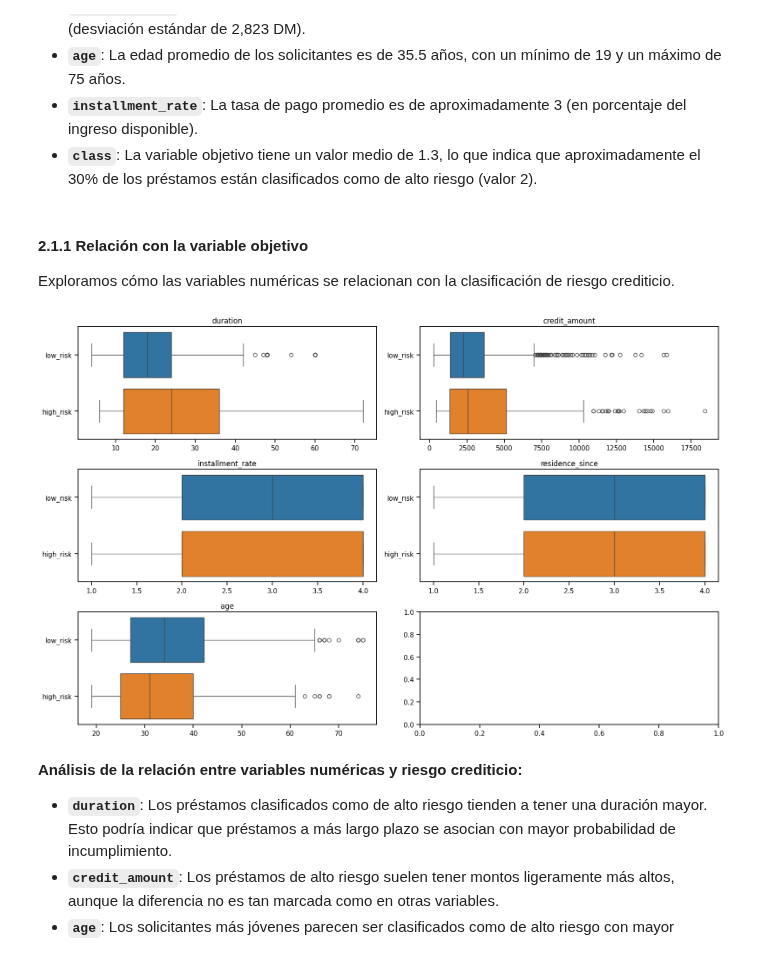
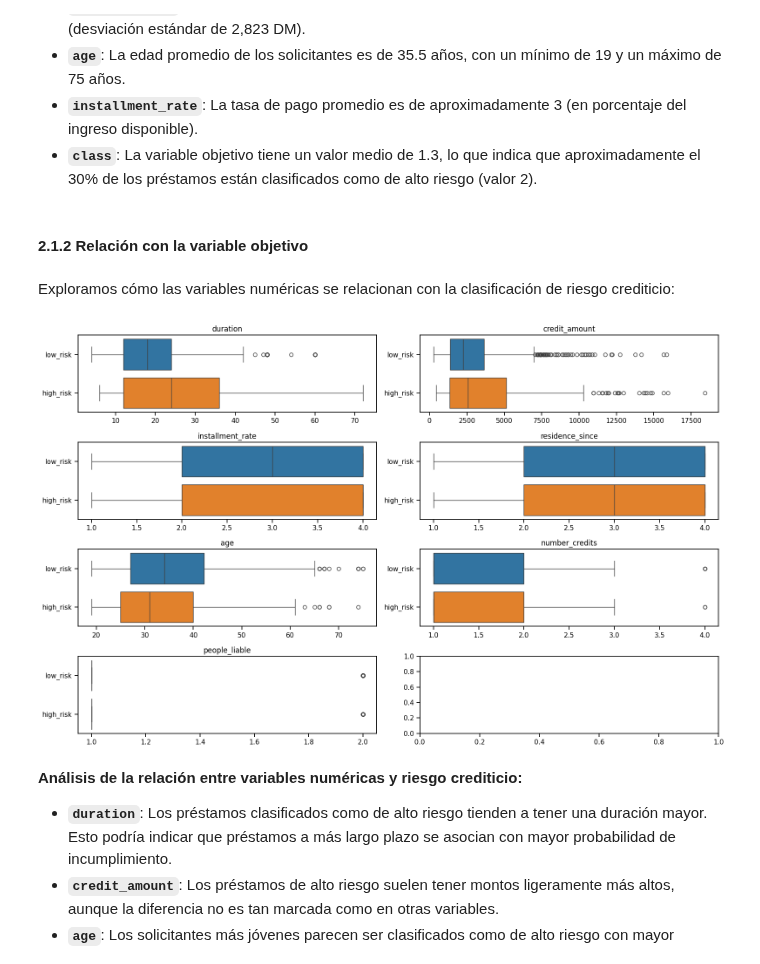
Before and after one commit to Gerardo1909/tpfinal_equidad, a Jupyter notebook: tp_final_fairness_ML/notebooks/main.ipynb, the cells around one changed output. Drawn from its saved outputs; the diff is of its cells as text; code cells hidden in the pictures.

```diff
--- a/tp_final_fairness_ML/notebooks/main.ipynb
+++ b/tp_final_fairness_ML/notebooks/main.ipynb
@@ -376,6 +375,5 @@ La variable objetivo `class` actualmente está codificada como $1$ (bajo riesgo)
 # %%
-y["target"] = y["class"].copy()
-y = y.replace({"target": {1: "low_risk", 2: "high_risk"}})
+y.loc[:, "target"] = y["class"].map({1: 'low_risk', 2: 'high_risk'})
 y.value_counts()
 # %% [output]
 A value is trying to be set on a copy of a slice from a DataFrame.
@@ -440,6 +445,7 @@ Confirmamos que:
 # %%
-# Resumen estadístico de los atributos numéricos
-X.describe().round(2).T
+X_with_target = pd.concat([X, y["class"]], axis=1)
+
+X_with_target.describe().round(2).T
 # %% [output]
 |  | count | mean | std | min | 25% | 50% | 75% | max |
 | duration | 1000.0 | 20.90 | 12.06 | 4.0 | 12.0 | 18.0 | 24.00 | 72.0 |
@@ -453,24 +462,16 @@ X.describe().round(2).T
 # Histogramas para cada variable de tipo numérica
 fig, ax = plt.subplots(4, 2, figsize=(12, 10))
 ax = ax.ravel()
-numeric_attr = X.select_dtypes(include='number').columns.tolist()
+numeric_attr = X_with_target.select_dtypes(include='number').columns.tolist()
 
 for i, col in enumerate(numeric_attr):
     current_ax = ax[i]
-    current_data = X[col]
+    current_data = X_with_target[col]
     sns.histplot(data=current_data, kde=True, ax=current_ax)
-    current_ax.set_title(f"Distribución para {col} ~ $N({current_data.mean():.2f}, {current_data.std():.2f})$")
+    current_ax.set_title(f"Distribución para {col}")
     current_ax.set_xlabel(col)
     current_ax.set_ylabel("Frecuencia")
 
-current_ax = ax[-1]
-col = "class"
-current_data = y[col]
-sns.histplot(data=current_data, kde=True, ax=current_ax)
-current_ax.set_title(f"Distribución para {col} ~ $N({current_data.mean():.2f}, {current_data.std():.2f})$")
-current_ax.set_xlabel(col)
-current_ax.set_ylabel("Frecuencia")
-
 plt.tight_layout()
 plt.show()
 # %% [output]
@@ -484,27 +485,27 @@ plt.show()
 - **`installment_rate`**: La tasa de pago promedio es de aproximadamente 3 (en porcentaje del ingreso disponible).
 - **`class`**: La variable objetivo tiene un valor medio de 1.3, lo que indica que aproximadamente el 30% de los préstamos están clasificados como de alto riesgo (valor 2).
 # %% [markdown]
-#### 2.1.1 Relación con la variable objetivo
-
-Exploramos cómo las variables numéricas se relacionan con la clasificación de riesgo crediticio.
+#### 2.1.2 Relación con la variable objetivo
+# %% [markdown]
+Exploramos cómo las variables numéricas se relacionan con la clasificación de riesgo crediticio:
 # %%
-# Visualizaciones con box plots
-fig, ax = plt.subplots(3, 2, figsize=(16, 10))
+fig, ax = plt.subplots(4, 2, figsize=(16, 10))
 ax = ax.ravel()
 
+# se remueve la columna 'class' de los atributos numéricos ya que su análisis no es relevante aquí
+numeric_attr.remove("class")
+
 for i, col in enumerate(numeric_attr):
-    if col in ["number_credits", "people_liable"]:
-        continue
     current_ax = ax[i]
     sns.boxplot(y=y["target"], x=X[col], ax=current_ax, hue=y["target"])
     current_ax.set_title(col)
     current_ax.set_ylabel("")
     current_ax.set_xlabel("")
 
 plt.tight_layout()
 plt.show()
 # %% [output]
-[figure, old version]
+[figure, new version]
 # %% [markdown]
 **Análisis de la relación entre variables numéricas y riesgo crediticio:**
 
```
Also changed, not shown: parts of 100 cells of this notebook, 2 other files.
